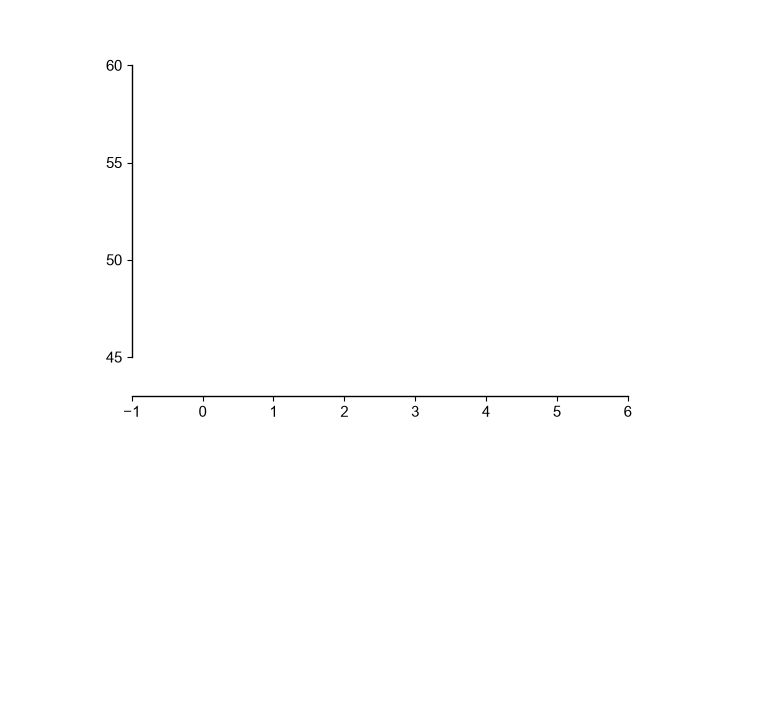
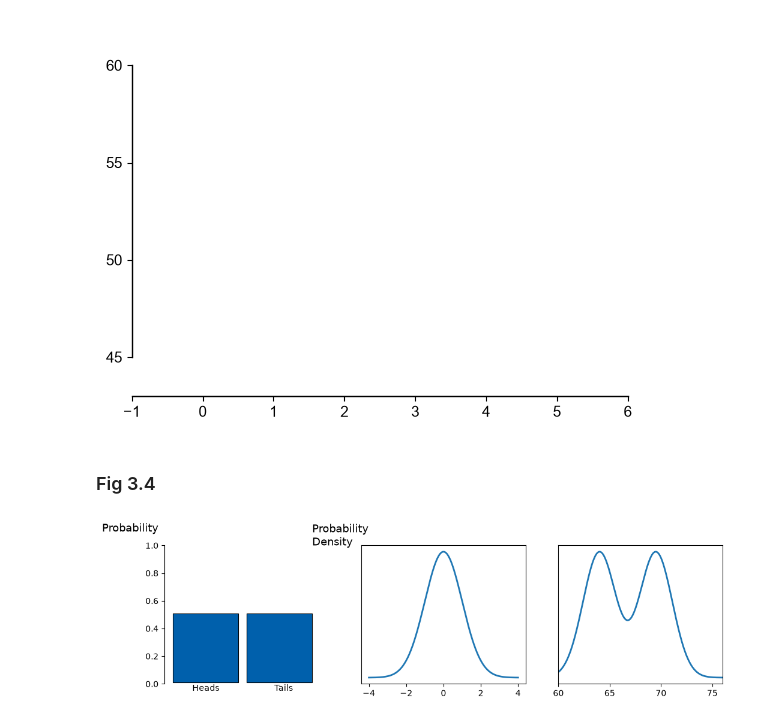
Before and after one commit to ani-research/Python-Companion-For-Real-Econometrics-by-M.Bailey, a Jupyter notebook: chapters/chapter03.ipynb, the cells around one changed output. Cells and saved outputs as stored; diff of their text form; code cells hidden in the pictures; blank space fills up the shorter version.

Commit message:
Made most of the graphs of chapter 2

```diff
--- a/chapters/chapter03.ipynb
+++ b/chapters/chapter03.ipynb
@@ -34,3 +35,55 @@ ax.spines["bottom"].set_linewidth(1)
 plt.show()
 # %% [output]
 [figure]
+# %% [markdown]
+### Fig 3.4
+# %%
+from matplotlib.patches import Rectangle
+from scipy.stats import norm
+
+fig, axes= plt.subplots(1,3, figsize=(12,3))
+
+
+ax= axes[0]
+
+ax.spines[["bottom", "top", "right"]].set_visible(False)
+ax.xaxis.set_major_locator(ticker.NullLocator())
+ax.add_patch(Rectangle((0.05,0.01), 0.4, 0.5,
+                     edgecolor="black", linewidth=0.8,
+                     facecolor= "#0060ac")
+)
+
+ax.add_patch(Rectangle((0.5,0.01), 0.4, 0.5,
+                     edgecolor="black", linewidth=0.8,
+                     facecolor= "#0060ac")
+)
+
+ax.text(0.17, -0.05, "Heads")
+ax.text(0.67, -0.05, "Tails")
+ax.text(-0.38,1.1, "Probability", fontsize=13, transform=ax.transAxes)
+
+ax=axes[1]
+ax.yaxis.set_major_locator(ticker.NullLocator())
+x = np.linspace(-4, 4, 1000)
+y = norm.pdf(x, loc=0, scale=1)
+ax.text(-0.3,1, "Probability \nDensity", fontsize=13, transform=ax.transAxes)
+ax.plot(x, y, lw=2)
+
+ax= axes[2]
+ax.yaxis.set_major_locator(ticker.NullLocator())
+
+x = np.linspace(60, 76, 1000)
+y = (
+    0.5 * norm.pdf(x, loc=64, scale=1.6) +
+    0.5 * norm.pdf(x, loc=69.5, scale=1.6)
+)
+
+ax.plot(x, y, lw=2)
+
+ax.set_xlim(60, 76)
+ax.set_xticks([60, 65, 70, 75])
+ax.set_yticks([])
+
+plt.show()
+# %% [output]
+[figure, added]
```
Also changed, not shown: parts of 1 cell of this notebook, 1 other file.
